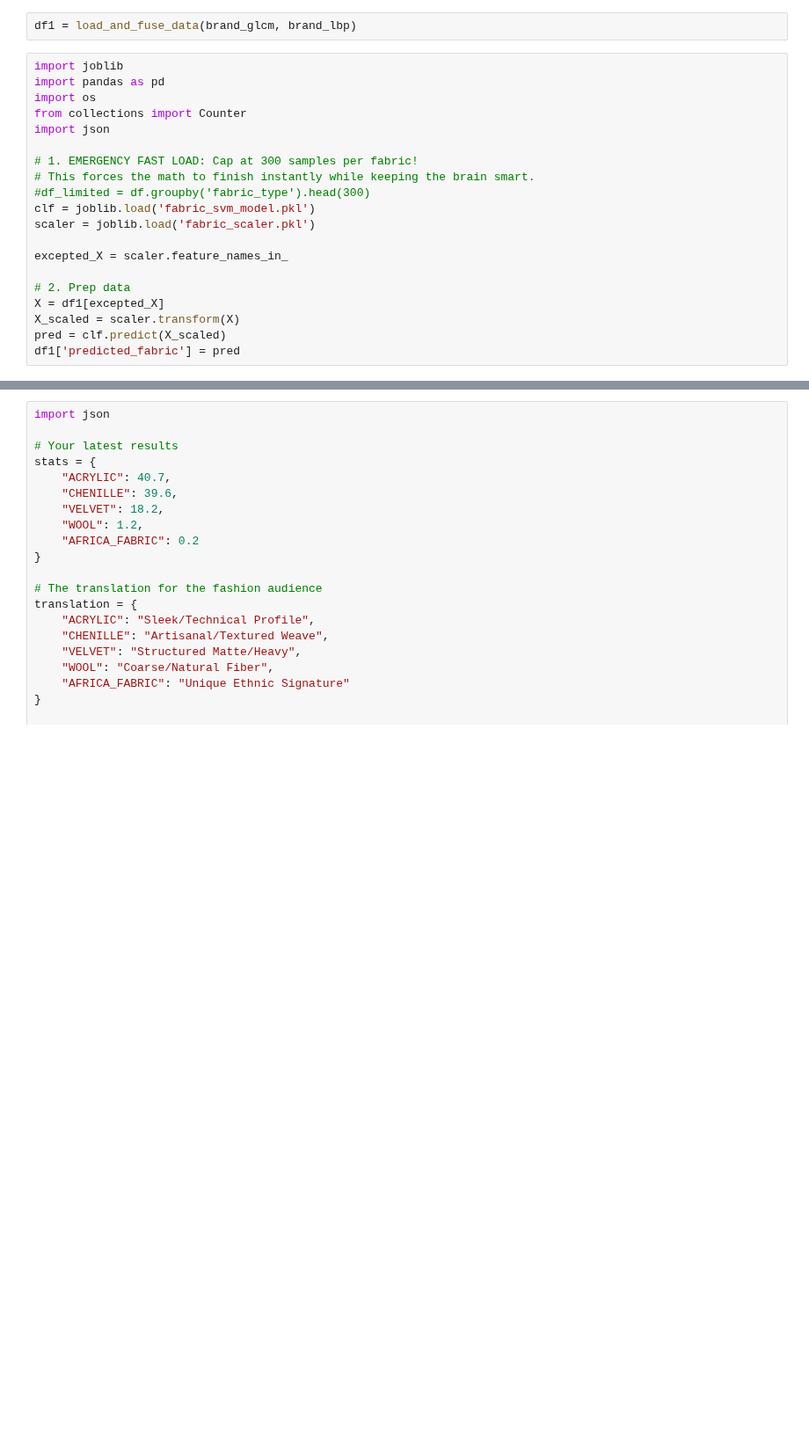
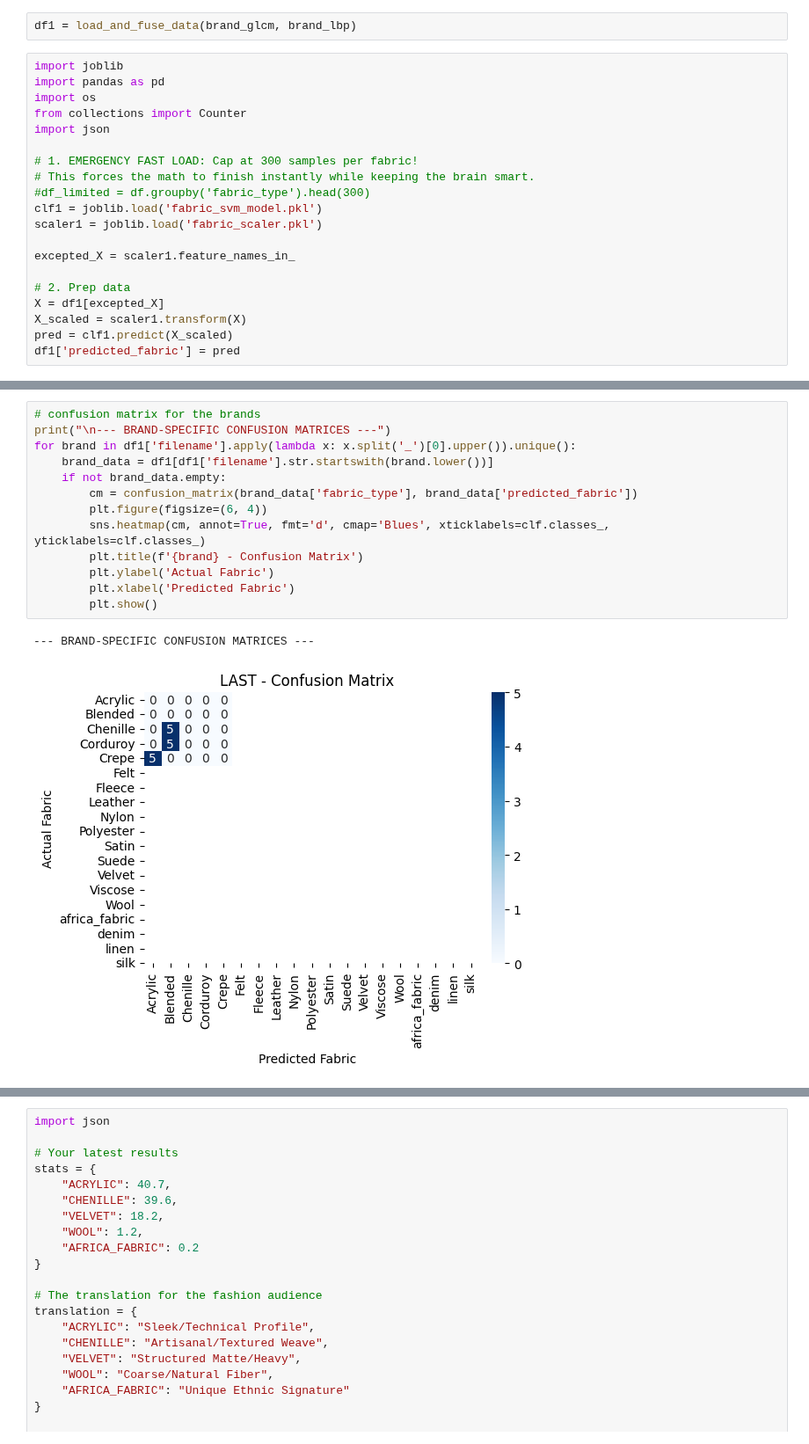
Before and after one commit to dijalaanita/Lagos-FW-2025-Analysis, a Jupyter notebook: scripts/train_svm.ipynb, the cells around one changed output, grey strips where cells are left out. Shown at 88% size. Drawn from its saved outputs; the diff is of its cells as text; blank space fills up the shorter version.

```diff
--- a/scripts/train_svm.ipynb
+++ b/scripts/train_svm.ipynb
@@ -130,15 +170,15 @@ import json
 # 1. EMERGENCY FAST LOAD: Cap at 300 samples per fabric!
 # This forces the math to finish instantly while keeping the brain smart.
 #df_limited = df.groupby('fabric_type').head(300)
-clf = joblib.load('fabric_svm_model.pkl')
-scaler = joblib.load('fabric_scaler.pkl')
+clf1 = joblib.load('fabric_svm_model.pkl')
+scaler1 = joblib.load('fabric_scaler.pkl')
 
-excepted_X = scaler.feature_names_in_
+excepted_X = scaler1.feature_names_in_
 
 # 2. Prep data
 X = df1[excepted_X]
-X_scaled = scaler.transform(X)
-pred = clf.predict(X_scaled)
+X_scaled = scaler1.transform(X)
+pred = clf1.predict(X_scaled)
 df1['predicted_fabric'] = pred
 # %%
 # 4. Get your Summary (The numbers you need for your slides)
@@ -177,0 +218,16 @@ Brand: Y'WANDE | Style: Chenille
+# %%
+# confusion matrix for the brands
+print("\n--- BRAND-SPECIFIC CONFUSION MATRICES ---")
+for brand in df1['filename'].apply(lambda x: x.split('_')[0].upper()).unique():
+    brand_data = df1[df1['filename'].str.startswith(brand.lower())]
+    if not brand_data.empty:
+        cm = confusion_matrix(brand_data['fabric_type'], brand_data['predicted_fabric'])
+        plt.figure(figsize=(6, 4))
+        sns.heatmap(cm, annot=True, fmt='d', cmap='Blues', xticklabels=clf.classes_, yticklabels=clf.classes_)
+        plt.title(f'{brand} - Confusion Matrix')
+        plt.ylabel('Actual Fabric')
+        plt.xlabel('Predicted Fabric')
+        plt.show()
+# %% [output]
+--- BRAND-SPECIFIC CONFUSION MATRICES ---
+[figure, added]
```
Also changed, not shown: parts of 4 cells of this notebook, 8 other files.
